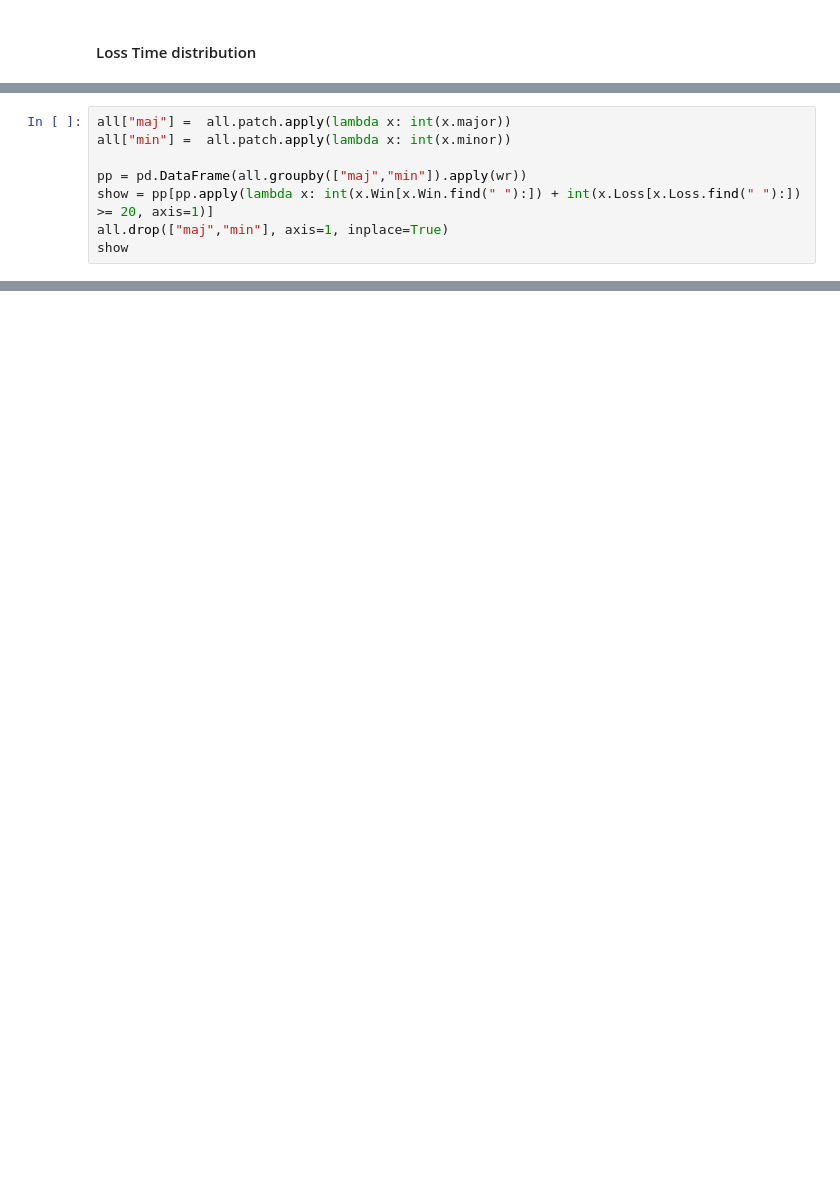
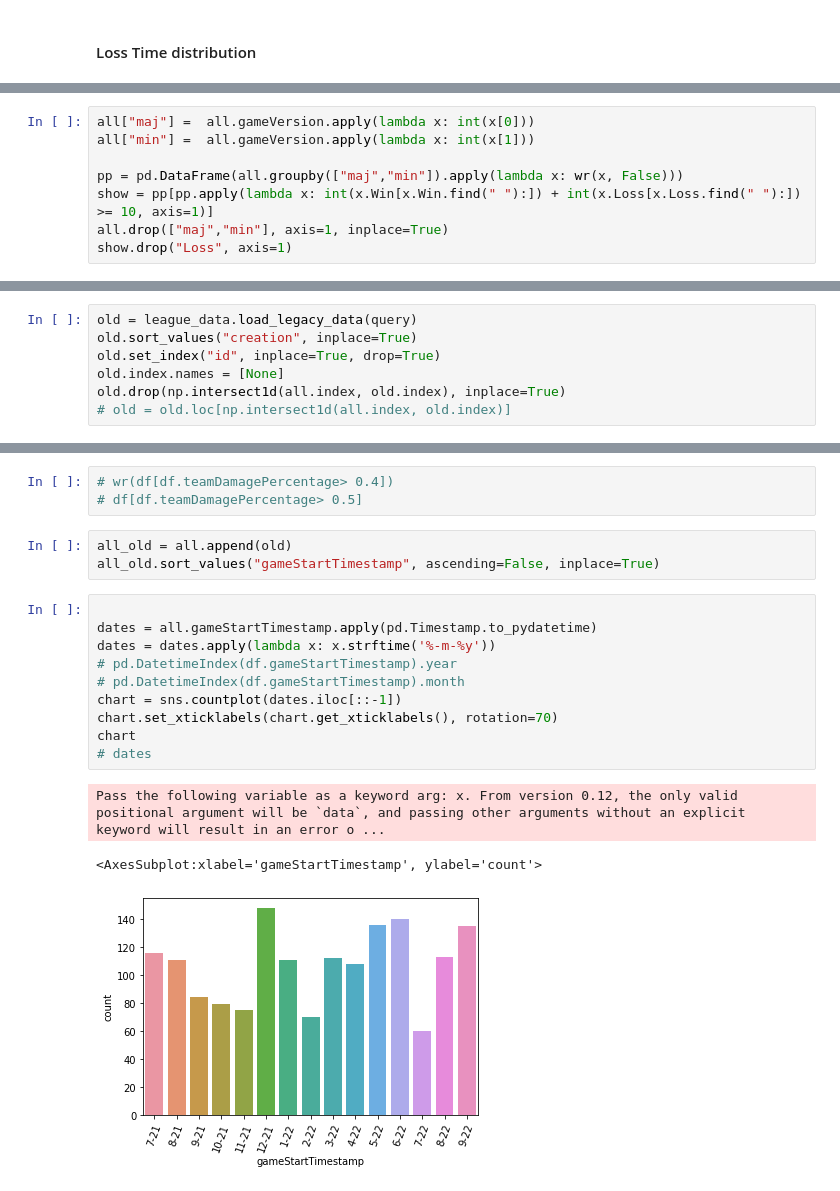
Before and after one commit to RALEx147/league, a Jupyter notebook: league.ipynb, the cells around one changed output, grey strips where cells are left out. Drawn from its saved outputs; the diff is of its cells as text; blank space fills up the shorter version.

```diff
--- a/league.ipynb
+++ b/league.ipynb
@@ -300,8 +167,0 @@ TypeError: 'Series' object is not callable
-# %%
-all["maj"] =  all.patch.apply(lambda x: int(x.major))
-all["min"] =  all.patch.apply(lambda x: int(x.minor))
-
-pp = pd.DataFrame(all.groupby(["maj","min"]).apply(wr))
-show = pp[pp.apply(lambda x: int(x.Win[x.Win.find(" "):]) + int(x.Loss[x.Loss.find(" "):]) >= 20, axis=1)]
-all.drop(["maj","min"], axis=1, inplace=True)
-show
@@ -332,0 +271,8 @@ item_count(df, item_id_to_name, show=30)
+# %%
+all["maj"] =  all.gameVersion.apply(lambda x: int(x[0]))
+all["min"] =  all.gameVersion.apply(lambda x: int(x[1]))
+
+pp = pd.DataFrame(all.groupby(["maj","min"]).apply(lambda x: wr(x, False)))
+show = pp[pp.apply(lambda x: int(x.Win[x.Win.find(" "):]) + int(x.Loss[x.Loss.find(" "):]) >= 10, axis=1)]
+all.drop(["maj","min"], axis=1, inplace=True)
+show.drop("Loss", axis=1)
@@ -332,0 +346,7 @@ item_count(df, item_id_to_name, show=30)
+# %%
+old = league_data.load_legacy_data(query)
+old.sort_values("creation", inplace=True)
+old.set_index("id", inplace=True, drop=True)
+old.index.names = [None]
+old.drop(np.intersect1d(all.index, old.index), inplace=True)
+# old = old.loc[np.intersect1d(all.index, old.index)]
@@ -332,0 +409,20 @@ item_count(df, item_id_to_name, show=30)
+# %%
+# wr(df[df.teamDamagePercentage> 0.4])
+# df[df.teamDamagePercentage> 0.5]
+# %%
+all_old = all.append(old)
+all_old.sort_values("gameStartTimestamp", ascending=False, inplace=True)
+# %%
+
+dates = all.gameStartTimestamp.apply(pd.Timestamp.to_pydatetime)
+dates = dates.apply(lambda x: x.strftime('%-m-%y'))
+# pd.DatetimeIndex(df.gameStartTimestamp).year
+# pd.DatetimeIndex(df.gameStartTimestamp).month
+chart = sns.countplot(dates.iloc[::-1])
+chart.set_xticklabels(chart.get_xticklabels(), rotation=70)
+chart
+# dates
+# %% [output]
+Pass the following variable as a keyword arg: x. From version 0.12, the only valid positional argument will be `data`, and passing other arguments without an explicit keyword will result in an error o ...
+<AxesSubplot:xlabel='gameStartTimestamp', ylabel='count'>
+[figure, added]
```
Also changed, not shown: parts of 64 cells of this notebook, 3 other files.
